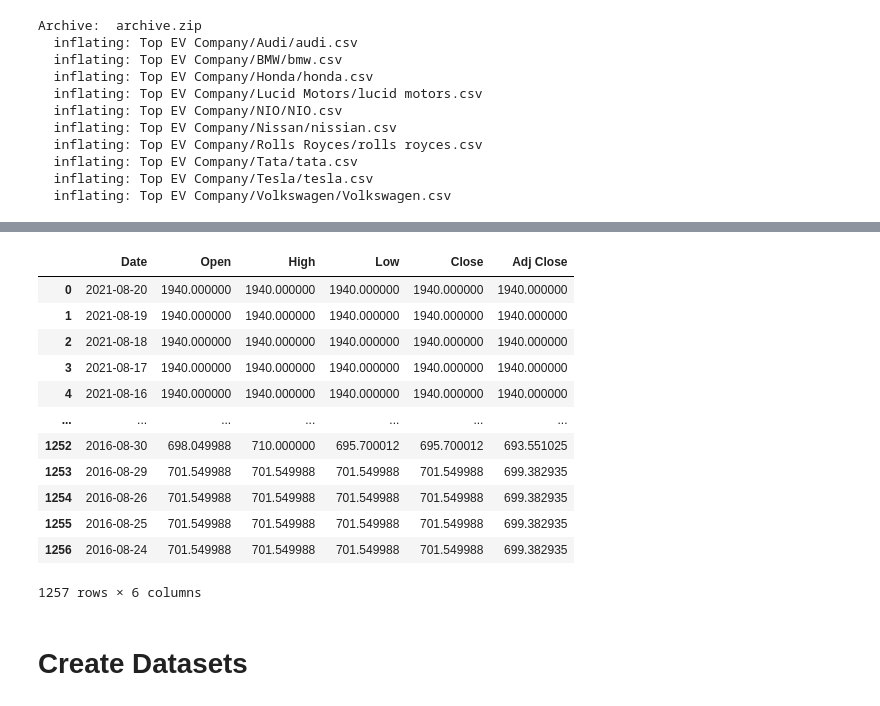
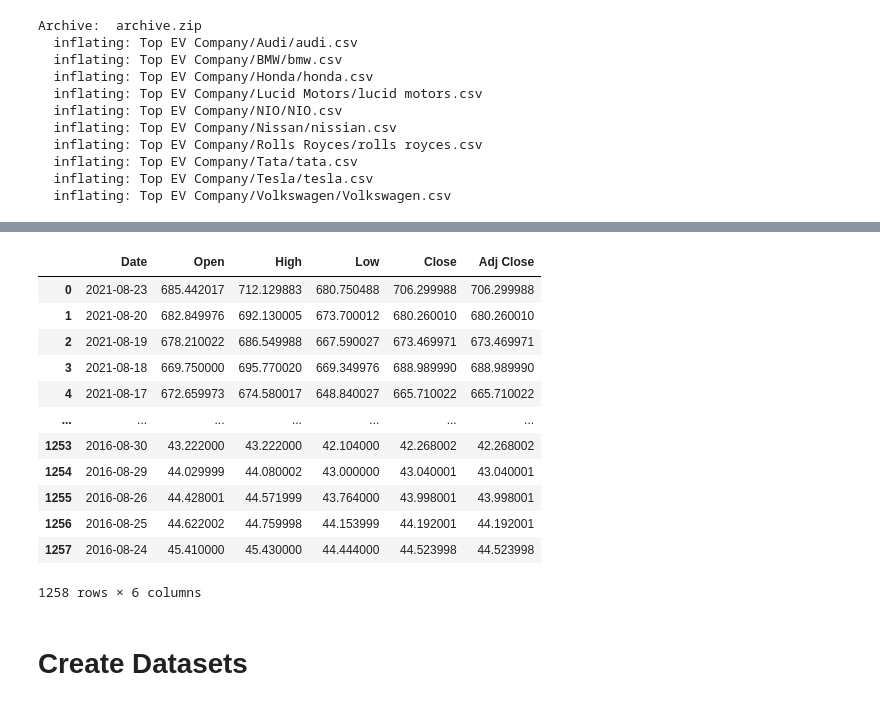
Before and after one commit to escortKwon/IndividualProjects_for_Portfolio, a Jupyter notebook: 06. Share Price of Top Electric Car Company/SharePrice_of_ElectricCars.ipynb, the cells around one changed output, grey strips where cells are left out. Cells and saved outputs as stored; diff of their text form; code cells hidden in the pictures.

```diff
--- a/06. Share Price of Top Electric Car Company/SharePrice_of_ElectricCars.ipynb
+++ b/06. Share Price of Top Electric Car Company/SharePrice_of_ElectricCars.ipynb
@@ -49,0 +44,8 @@ bmw = pd.read_csv('./Top EV Company/BMW/bmw.csv')
+# %%
+# Label Encoding
+list_company = ['Audi', 'BMW', 'Honda', 'Lucid Motors', 'NIO', 'Nissan', 'Rolls Royces', 'Tata', 'Tesla', 'Volkswagen']
+
+le = LabelEncoder()
+
+list_company_le = le.fit_transform(list_company)
+list_company_le
@@ -49,0 +69,5 @@ bmw = pd.read_csv('./Top EV Company/BMW/bmw.csv')
+# %%
+# Choose wanted company
+num = int(input(">>> Choose Number of Company : "))
+company = le.inverse_transform([num])[0]
+company
@@ -49,0 +76,4 @@ bmw = pd.read_csv('./Top EV Company/BMW/bmw.csv')
+# %%
+# Define filepath
+filepath = "./Top EV Company/{0}/{1}.csv".format(company, company.lower())
+filepath
@@ -49,0 +82,3 @@ bmw = pd.read_csv('./Top EV Company/BMW/bmw.csv')
+# %%
+data = pd.read_csv(filepath)
+data
@@ -50,23 +99,23 @@ bmw = pd.read_csv('./Top EV Company/BMW/bmw.csv')
 # %%
 # Sorting DataFrame
-audi.sort_values(by='Date', ascending=False, inplace=True)
-audi.reset_index(drop=True, inplace=True)
-audi.drop('Volume', axis=1, inplace=True)
-audi
+data.sort_values(by='Date', ascending=False, inplace=True)
+data.reset_index(drop=True, inplace=True)
+data.drop('Volume', axis=1, inplace=True)
+data
 # %% [output]
 |  | Date | Open | High | Low | Close | Adj Close |
-| 0 | 2021-08-20 | 1940.000000 | 1940.000000 | 1940.000000 | 1940.000000 | 1940.000000 |
-| 1 | 2021-08-19 | 1940.000000 | 1940.000000 | 1940.000000 | 1940.000000 | 1940.000000 |
-| 2 | 2021-08-18 | 1940.000000 | 1940.000000 | 1940.000000 | 1940.000000 | 1940.000000 |
-| 3 | 2021-08-17 | 1940.000000 | 1940.000000 | 1940.000000 | 1940.000000 | 1940.000000 |
-| 4 | 2021-08-16 | 1940.000000 | 1940.000000 | 1940.000000 | 1940.000000 | 1940.000000 |
+| 0 | 2021-08-23 | 685.442017 | 712.129883 | 680.750488 | 706.299988 | 706.299988 |
+| 1 | 2021-08-20 | 682.849976 | 692.130005 | 673.700012 | 680.260010 | 680.260010 |
+| 2 | 2021-08-19 | 678.210022 | 686.549988 | 667.590027 | 673.469971 | 673.469971 |
+| 3 | 2021-08-18 | 669.750000 | 695.770020 | 669.349976 | 688.989990 | 688.989990 |
+| 4 | 2021-08-17 | 672.659973 | 674.580017 | 648.840027 | 665.710022 | 665.710022 |
 | ... | ... | ... | ... | ... | ... | ... |
-| 1252 | 2016-08-30 | 698.049988 | 710.000000 | 695.700012 | 695.700012 | 693.551025 |
-| 1253 | 2016-08-29 | 701.549988 | 701.549988 | 701.549988 | 701.549988 | 699.382935 |
-| 1254 | 2016-08-26 | 701.549988 | 701.549988 | 701.549988 | 701.549988 | 699.382935 |
-| 1255 | 2016-08-25 | 701.549988 | 701.549988 | 701.549988 | 701.549988 | 699.382935 |
-| 1256 | 2016-08-24 | 701.549988 | 701.549988 | 701.549988 | 701.549988 | 699.382935 |
+| 1253 | 2016-08-30 | 43.222000 | 43.222000 | 42.104000 | 42.268002 | 42.268002 |
+| 1254 | 2016-08-29 | 44.029999 | 44.080002 | 43.000000 | 43.040001 | 43.040001 |
+| 1255 | 2016-08-26 | 44.428001 | 44.571999 | 43.764000 | 43.998001 | 43.998001 |
+| 1256 | 2016-08-25 | 44.622002 | 44.759998 | 44.153999 | 44.192001 | 44.192001 |
+| 1257 | 2016-08-24 | 45.410000 | 45.430000 | 44.444000 | 44.523998 | 44.523998 |
-1257 rows × 6 columns
+1258 rows × 6 columns
 # %% [markdown]
 # Create Datasets
 # %%
```
Also changed, not shown: parts of 19 cells of this notebook, 7 other files.
